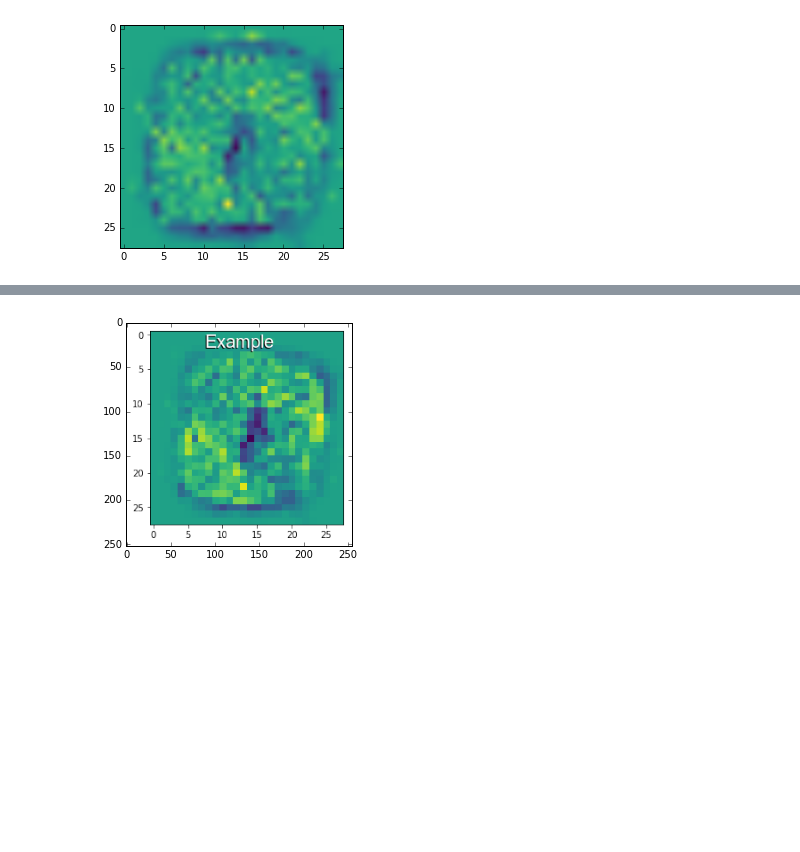
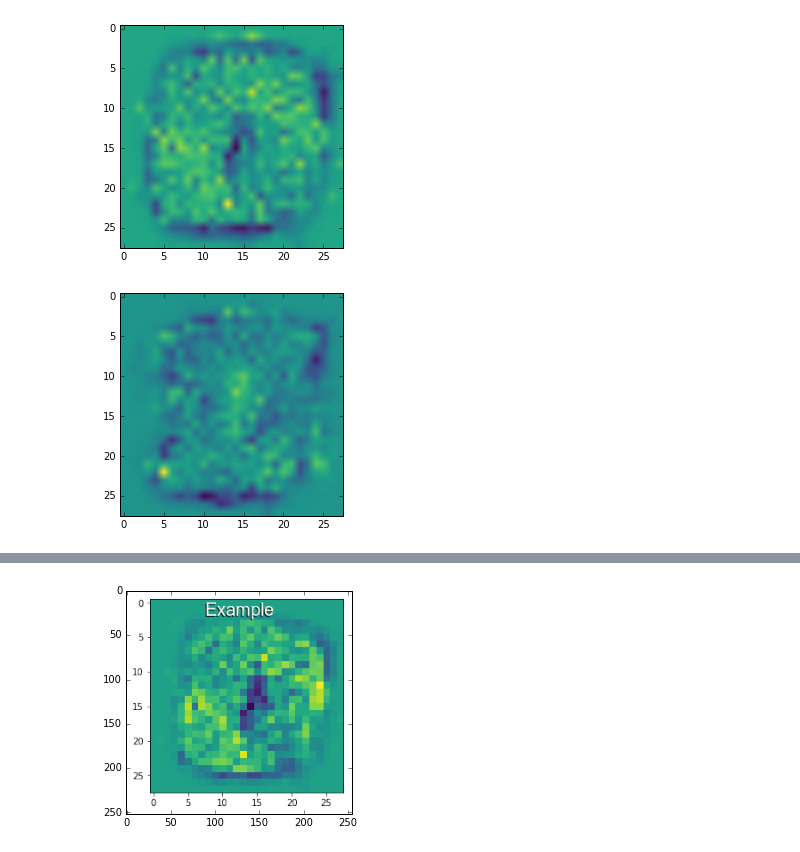
Before and after one commit to MHeymann/assign2rw315, a Jupyter notebook: assign2.ipynb, the cells around one changed output, grey strips where cells are left out. Drawn from its saved outputs; the diff is of its cells as text; code cells hidden in the pictures; blank space fills up the shorter version.

```diff
--- a/assign2.ipynb
+++ b/assign2.ipynb
@@ -264,14 +264,22 @@ Testing data prediction accuracy: 0.92
 
 **Marks: 2**
 # %%
+#Take the coefficients and flatten them
 weights = softmax_classifier.coef_
-weights1 = np.reshape(weights, (weights.shape[0], 28, 28))
+weights_flatten = np.reshape(weights, (weights.shape[0], 28, 28))
 print (weights1.shape)
 
+#display them.
 def show_my_weights(k=0):
-    plt.imshow(weights1[k], cmap=cm.viridis)
+    plt.imshow(weights_flatten[k], cmap=cm.viridis)
     plt.show()
 
-show_ws = interact(show_my_weights, k = (0, 9))
+show_ws0 = interact(show_my_weights, k = (0, 9))
+print ("Digit 0")
 # %% [output]
 [figure]
+# %%
+show_ws1 = interact(show_my_weights, k = (0, 9))
+print ("Digit 1")
+# %% [output]
+[figure, added]
```
Also changed, not shown: parts of 29 cells of this notebook.
